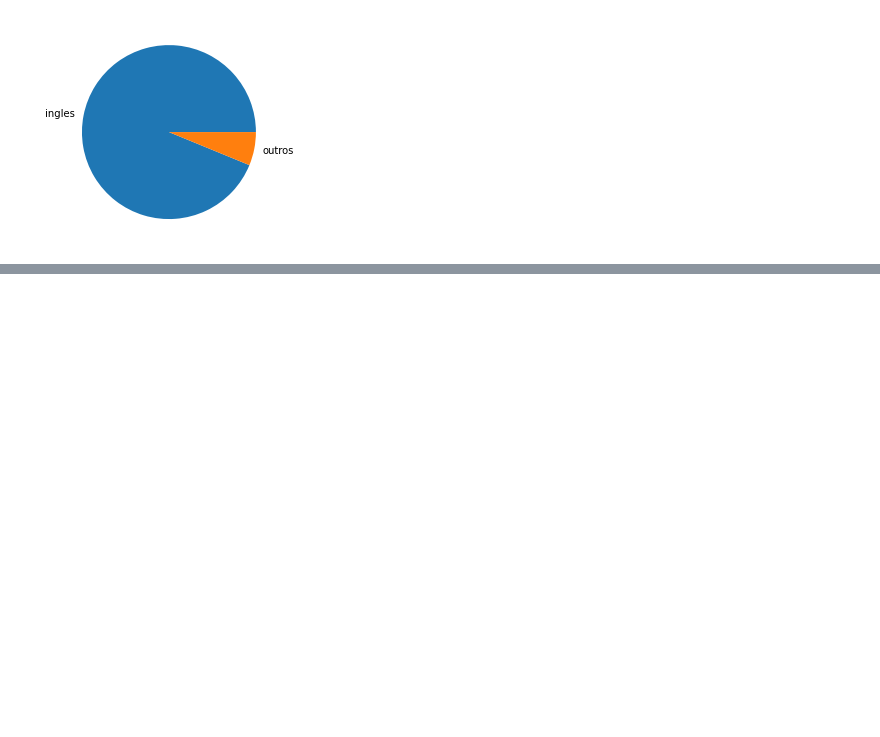
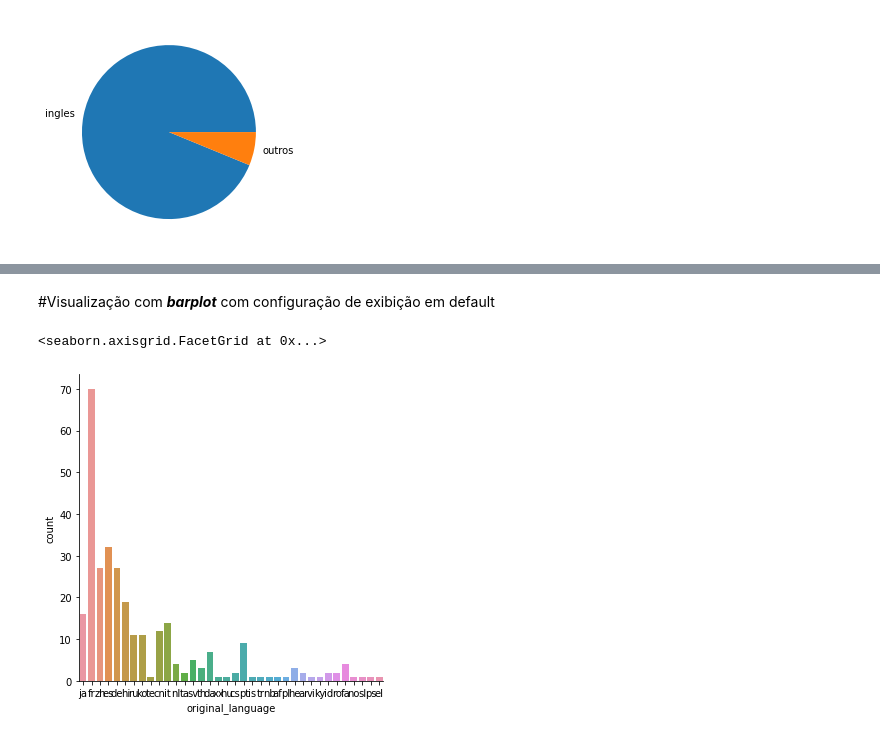
Before and after one commit to lucashaay/Data_visualization, a Jupyter notebook: Data_visualization.ipynb, the cells around one changed output, grey strips where cells are left out. Saved outputs shown, nothing was run; the diff lists cells and outputs as text; code cells hidden in the pictures; blank space fills up the shorter version.

```diff
--- a/Data_visualization.ipynb
+++ b/Data_visualization.ipynb
@@ -284,0 +308,9 @@ plt.pie(dados["total"], labels = dados["lingua"])
+# %% [markdown]
+#Visualização com ***barplot*** com configuração de exibição em default
+# %%
+filmes_sem_lingua_original_em_ingles = tmdb.query("original_language != 'en'")
+sns.catplot(x = "original_language", kind = "count",
+            data = filmes_sem_lingua_original_em_ingles)
+# %% [output]
+<seaborn.axisgrid.FacetGrid at 0x...>
+[figure, added]
```
Also changed, not shown: parts of 4 cells of this notebook.
